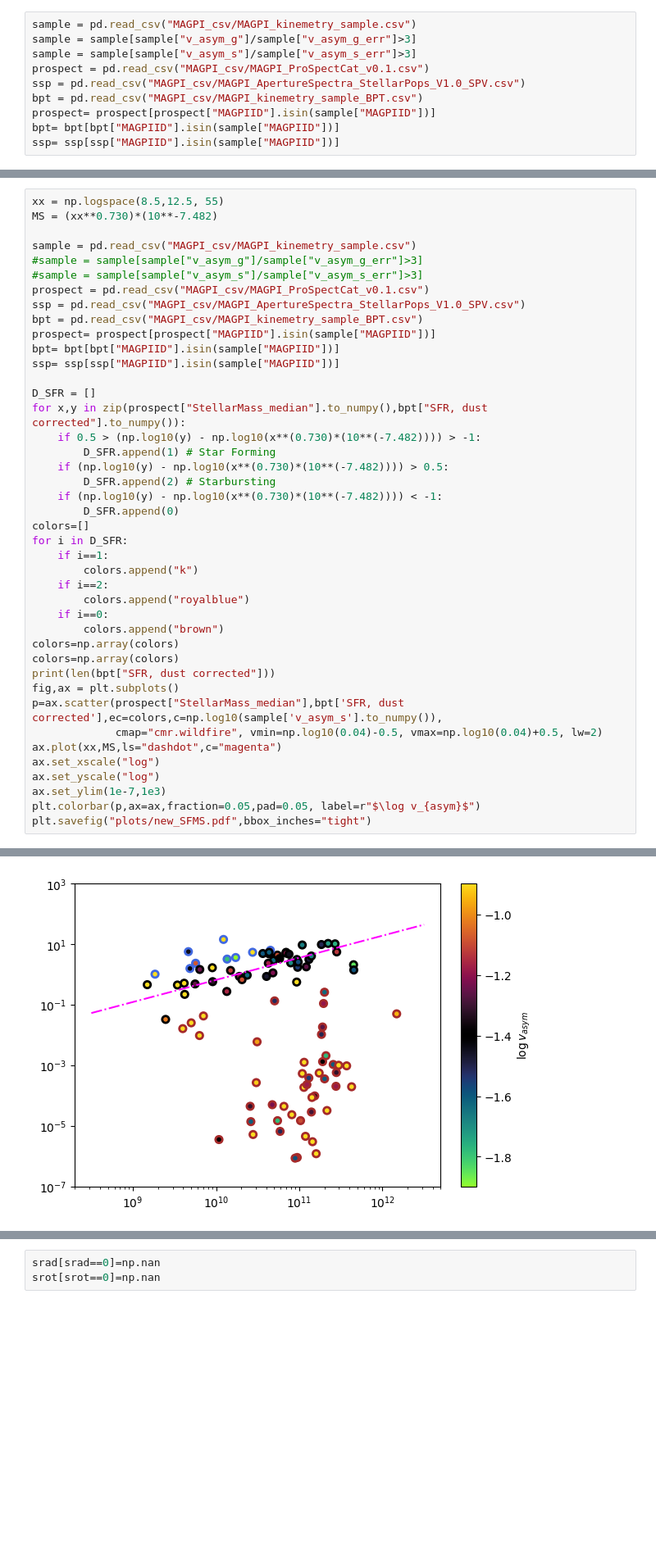
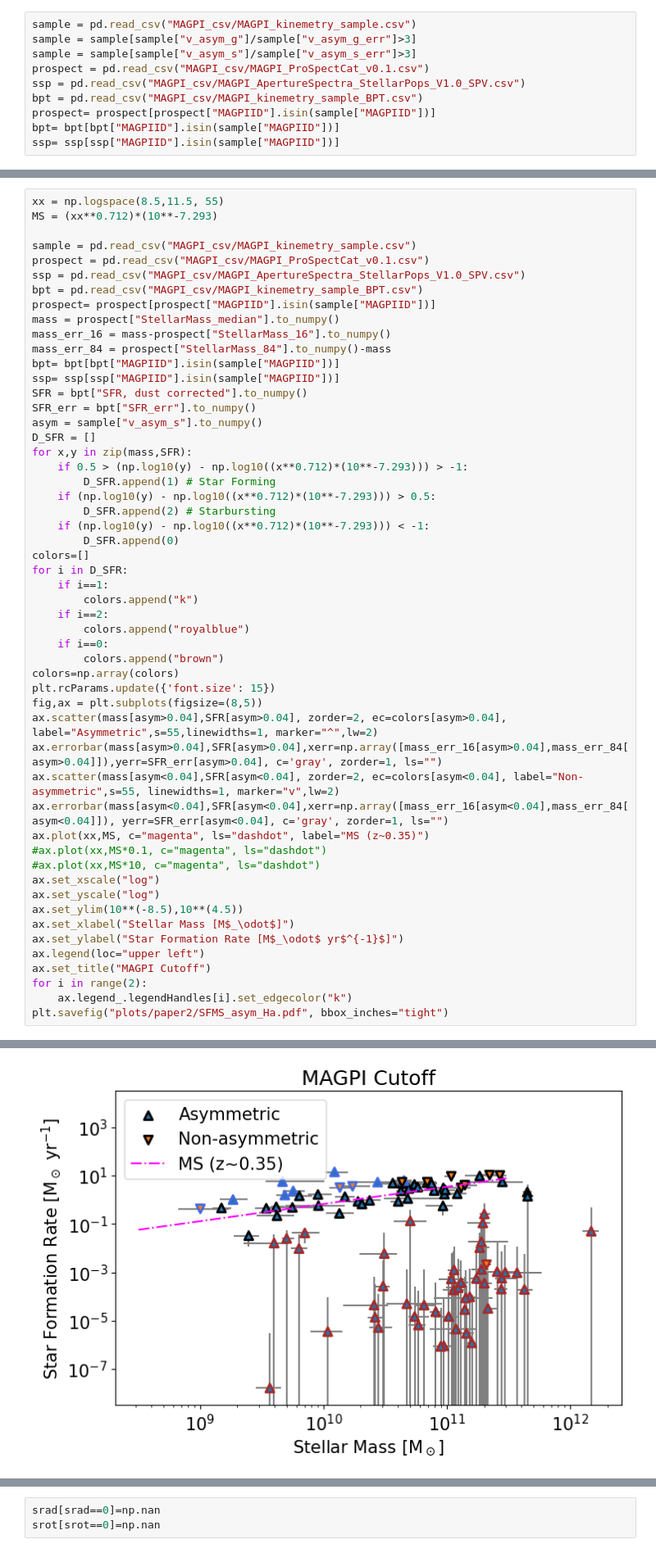
Before and after one commit to r-bagge/MAGPI_kinematics, a Jupyter notebook: plots.ipynb, the cells around one changed output, grey strips where cells are left out. Shown at 82% size. Drawn from its saved outputs; the diff is of its cells as text; blank space fills up the shorter version.

```diff
--- a/plots.ipynb
+++ b/plots.ipynb
@@ -51,24 +51,27 @@ plt.show()
 # %%
-xx = np.logspace(8.5,12.5, 55)
-MS = (xx**0.730)*(10**-7.482)
+xx = np.logspace(8.5,11.5, 55)
+MS = (xx**0.712)*(10**-7.293)
 
 sample = pd.read_csv("MAGPI_csv/MAGPI_kinemetry_sample.csv")
-#sample = sample[sample["v_asym_g"]/sample["v_asym_g_err"]>3]
-#sample = sample[sample["v_asym_s"]/sample["v_asym_s_err"]>3]
 prospect = pd.read_csv("MAGPI_csv/MAGPI_ProSpectCat_v0.1.csv")
 ssp = pd.read_csv("MAGPI_csv/MAGPI_ApertureSpectra_StellarPops_V1.0_SPV.csv")
 bpt = pd.read_csv("MAGPI_csv/MAGPI_kinemetry_sample_BPT.csv")
 prospect= prospect[prospect["MAGPIID"].isin(sample["MAGPIID"])]
+mass = prospect["StellarMass_median"].to_numpy()
+mass_err_16 = mass-prospect["StellarMass_16"].to_numpy()
+mass_err_84 = prospect["StellarMass_84"].to_numpy()-mass
 bpt= bpt[bpt["MAGPIID"].isin(sample["MAGPIID"])]
 ssp= ssp[ssp["MAGPIID"].isin(sample["MAGPIID"])]
-
+SFR = bpt["SFR, dust corrected"].to_numpy()
+SFR_err = bpt["SFR_err"].to_numpy()
+asym = sample["v_asym_s"].to_numpy()
 D_SFR = []
-for x,y in zip(prospect["StellarMass_median"].to_numpy(),bpt["SFR, dust corrected"].to_numpy()):
-    if 0.5 > (np.log10(y) - np.log10(x**(0.730)*(10**(-7.482)))) > -1:
+for x,y in zip(mass,SFR):
+    if 0.5 > (np.log10(y) - np.log10((x**0.712)*(10**-7.293))) > -1:
         D_SFR.append(1) # Star Forming
-    if (np.log10(y) - np.log10(x**(0.730)*(10**(-7.482)))) > 0.5:
+    if (np.log10(y) - np.log10((x**0.712)*(10**-7.293))) > 0.5:
         D_SFR.append(2) # Starbursting
-    if (np.log10(y) - np.log10(x**(0.730)*(10**(-7.482)))) < -1:
+    if (np.log10(y) - np.log10((x**0.712)*(10**-7.293))) < -1:
         D_SFR.append(0)
 colors=[]
 for i in D_SFR:
@@ -79,15 +82,23 @@ for i in D_SFR:
     if i==0:
         colors.append("brown")
 colors=np.array(colors)
-colors=np.array(colors)
-print(len(bpt["SFR, dust corrected"]))
-fig,ax = plt.subplots()
-p=ax.scatter(prospect["StellarMass_median"],bpt['SFR, dust corrected'],ec=colors,c=np.log10(sample['v_asym_s'].to_numpy()),
-             cmap="cmr.wildfire", vmin=np.log10(0.04)-0.5, vmax=np.log10(0.04)+0.5, lw=2)
-ax.plot(xx,MS,ls="dashdot",c="magenta")
+plt.rcParams.update({'font.size': 15})
+fig,ax = plt.subplots(figsize=(8,5))
+ax.scatter(mass[asym>0.04],SFR[asym>0.04], zorder=2, ec=colors[asym>0.04], label="Asymmetric",s=55,linewidths=1, marker="^",lw=2)
+ax.errorbar(mass[asym>0.04],SFR[asym>0.04],xerr=np.array([mass_err_16[asym>0.04],mass_err_84[asym>0.04]]),yerr=SFR_err[asym>0.04], c='gray', zorder=1, ls="")
+ax.scatter(mass[asym<0.04],SFR[asym<0.04], zorder=2, ec=colors[asym<0.04], label="Non-asymmetric",s=55, linewidths=1, marker="v",lw=2)
+ax.errorbar(mass[asym<0.04],SFR[asym<0.04],xerr=np.array([mass_err_16[asym<0.04],mass_err_84[asym<0.04]]), yerr=SFR_err[asym<0.04], c='gray', zorder=1, ls="")
+ax.plot(xx,MS, c="magenta", ls="dashdot", label="MS (z~0.35)")
+#ax.plot(xx,MS*0.1, c="magenta", ls="dashdot")
+#ax.plot(xx,MS*10, c="magenta", ls="dashdot")
 ax.set_xscale("log")
 ax.set_yscale("log")
-ax.set_ylim(1e-7,1e3)
-plt.colorbar(p,ax=ax,fraction=0.05,pad=0.05, label=r"$\log v_{asym}$")
-plt.savefig("plots/new_SFMS.pdf",bbox_inches="tight")
+ax.set_ylim(10**(-8.5),10**(4.5))
+ax.set_xlabel("Stellar Mass [M$_\odot$]")
+ax.set_ylabel("Star Formation Rate [M$_\odot$ yr$^{-1}$]")
+ax.legend(loc="upper left")
+ax.set_title("MAGPI Cutoff")
+for i in range(2):
+    ax.legend_.legendHandles[i].set_edgecolor("k")
+plt.savefig("plots/paper2/SFMS_asym_Ha.pdf", bbox_inches="tight")
 # %% [output]
@@ -95,4 +105,4 @@ plt.savefig("plots/new_SFMS.pdf",bbox_inches="tight")
-[figure, old version]
+[figure, new version]
 # %%
 #sample = pd.read_csv("MAGPI_Emission_Lines/kinemetry_sample_M2.csv")
 sample = pd.read_csv("MAGPI_csv/MAGPI_kinemetry_sample.csv")
```
Also changed, not shown: parts of 10 cells of this notebook, 2 other files.
